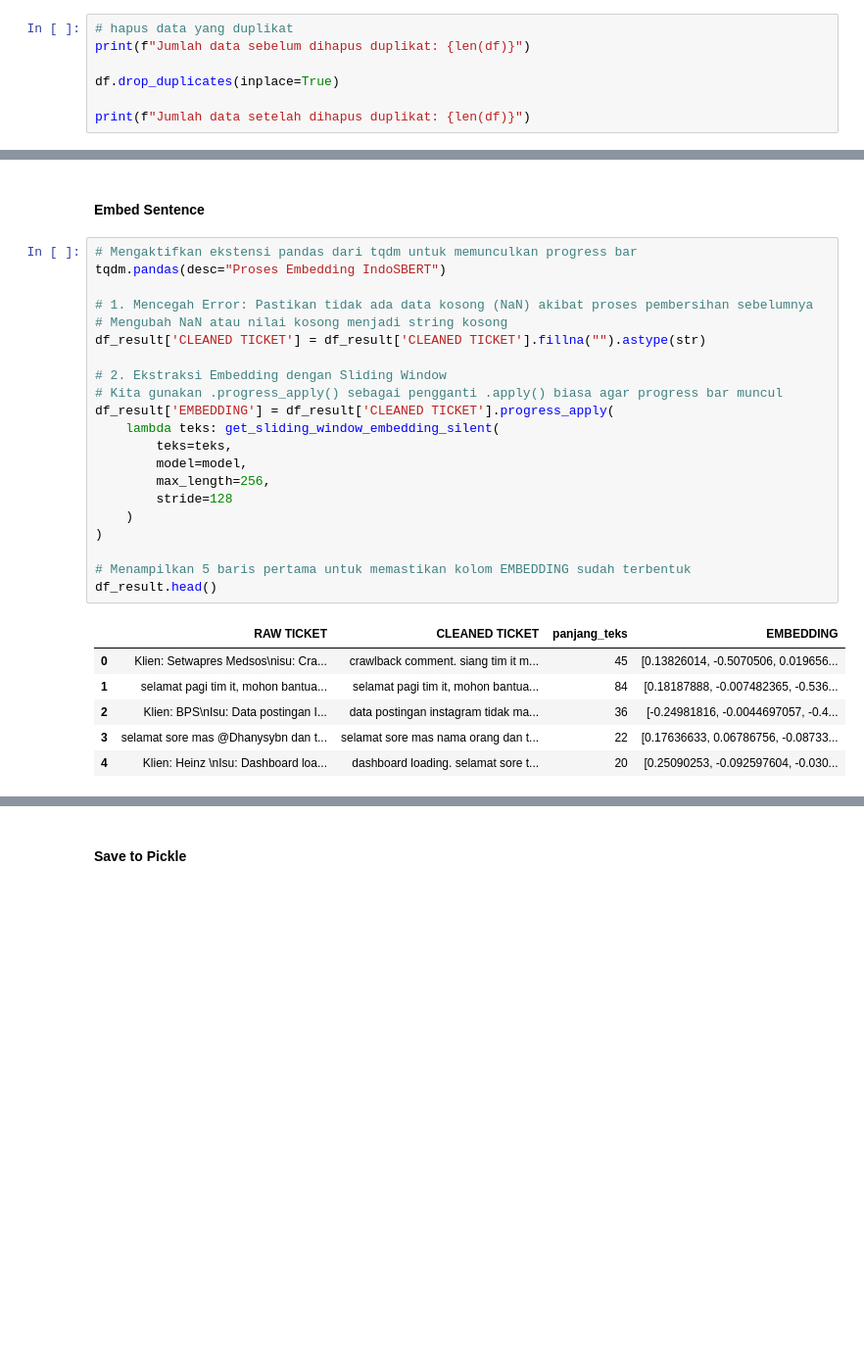
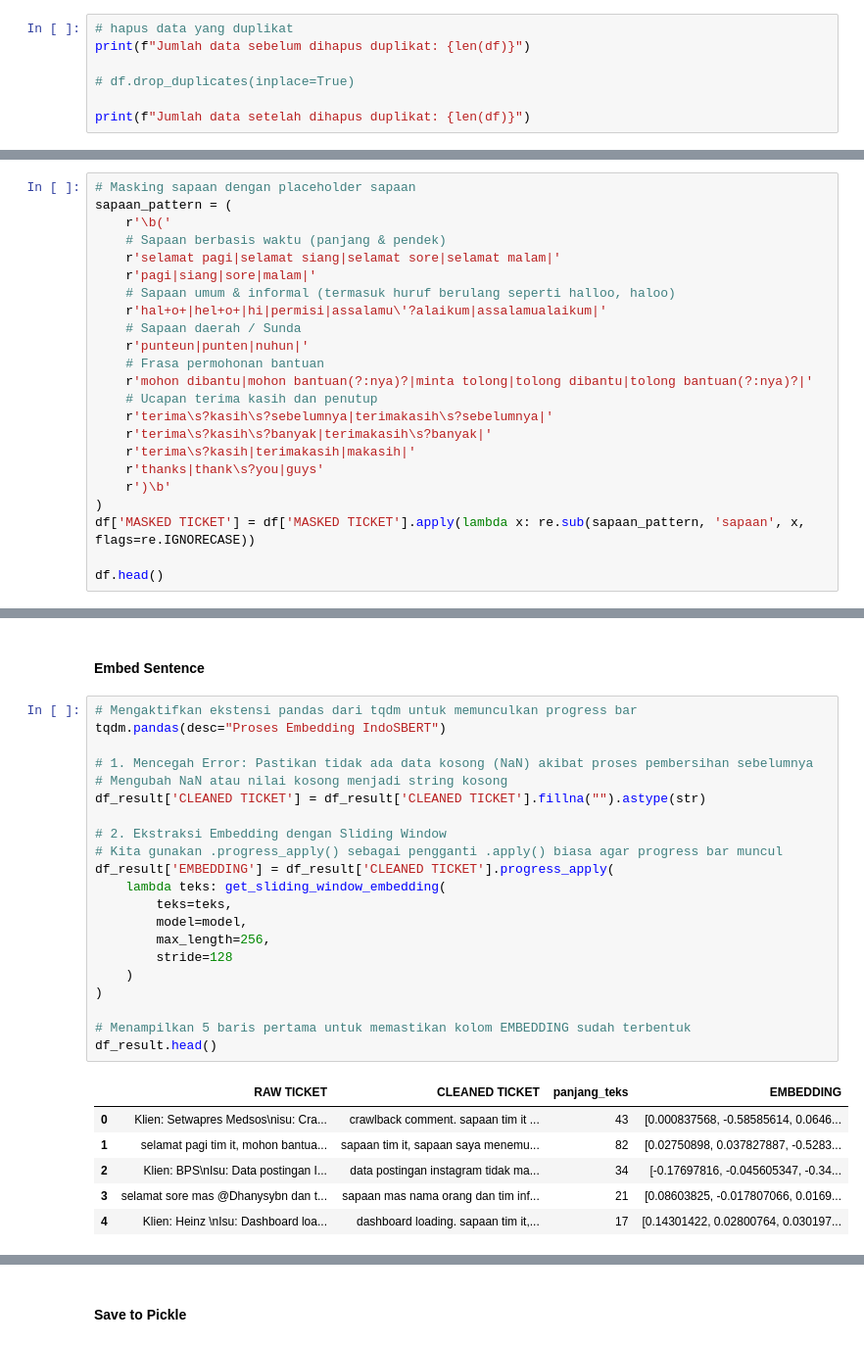
Before and after one commit to septyanagstn/clustering_indosbert_recursive_spherical_k-means, a Jupyter notebook: data_preparation.ipynb, the cells around one changed output, grey strips where cells are left out. Shown at 98% size. Saved outputs shown, nothing was run; the diff lists cells and outputs as text; blank space fills up the shorter version.

Commit message:
add: masking sapaan

```diff
--- a/data_preparation.ipynb
+++ b/data_preparation.ipynb
@@ -74,7 +94,7 @@ df.head()
 # hapus data yang duplikat
 print(f"Jumlah data sebelum dihapus duplikat: {len(df)}")
 
-df.drop_duplicates(inplace=True)
+# df.drop_duplicates(inplace=True)
 
 print(f"Jumlah data setelah dihapus duplikat: {len(df)}")
 # %% [output]
@@ -162,0 +185,23 @@ df.head()
+# %%
+# Masking sapaan dengan placeholder sapaan
+sapaan_pattern = (
+    r'\b('
+    # Sapaan berbasis waktu (panjang & pendek)
+    r'selamat pagi|selamat siang|selamat sore|selamat malam|'
+    r'pagi|siang|sore|malam|'
+    # Sapaan umum & informal (termasuk huruf berulang seperti halloo, haloo)
+    r'hal+o+|hel+o+|hi|permisi|assalamu\'?alaikum|assalamualaikum|'
+    # Sapaan daerah / Sunda
+    r'punteun|punten|nuhun|'
+    # Frasa permohonan bantuan
+    r'mohon dibantu|mohon bantuan(?:nya)?|minta tolong|tolong dibantu|tolong bantuan(?:nya)?|'
+    # Ucapan terima kasih dan penutup
+    r'terima\s?kasih\s?sebelumnya|terimakasih\s?sebelumnya|'
+    r'terima\s?kasih\s?banyak|terimakasih\s?banyak|'
+    r'terima\s?kasih|terimakasih|makasih|'
+    r'thanks|thank\s?you|guys'
+    r')\b'
+)
+df['MASKED TICKET'] = df['MASKED TICKET'].apply(lambda x: re.sub(sapaan_pattern, 'sapaan', x, flags=re.IGNORECASE))
+
+df.head()
@@ -315,31 +367,31 @@ def get_sliding_window_embedding(teks, model, max_length=256, stride=128):
 # %%
 # Mengaktifkan ekstensi pandas dari tqdm untuk memunculkan progress bar
 tqdm.pandas(desc="Proses Embedding IndoSBERT")
 
 # 1. Mencegah Error: Pastikan tidak ada data kosong (NaN) akibat proses pembersihan sebelumnya
 # Mengubah NaN atau nilai kosong menjadi string kosong
 df_result['CLEANED TICKET'] = df_result['CLEANED TICKET'].fillna("").astype(str)
 
 # 2. Ekstraksi Embedding dengan Sliding Window
 # Kita gunakan .progress_apply() sebagai pengganti .apply() biasa agar progress bar muncul
 df_result['EMBEDDING'] = df_result['CLEANED TICKET'].progress_apply(
-    lambda teks: get_sliding_window_embedding_silent(
+    lambda teks: get_sliding_window_embedding(
         teks=teks,
         model=model,
         max_length=256,
         stride=128
     )
 )
 
 # Menampilkan 5 baris pertama untuk memastikan kolom EMBEDDING sudah terbentuk
 df_result.head()
 # %% [output]
 |  | RAW TICKET | CLEANED TICKET | panjang_teks | EMBEDDING |
-| 0 | Klien: Setwapres Medsos\nisu: Cra... | crawlback comment. siang tim it m... | 45 | [0.13826014, -0.5070506, 0.019656... |
-| 1 | selamat pagi tim it, mohon bantua... | selamat pagi tim it, mohon bantua... | 84 | [0.18187888, -0.007482365, -0.536... |
-| 2 | Klien: BPS\nIsu: Data postingan I... | data postingan instagram tidak ma... | 36 | [-0.24981816, -0.0044697057, -0.4... |
-| 3 | selamat sore mas @Dhanysybn dan t... | selamat sore mas nama orang dan t... | 22 | [0.17636633, 0.06786756, -0.08733... |
-| 4 | Klien: Heinz \nIsu: Dashboard loa... | dashboard loading. selamat sore t... | 20 | [0.25090253, -0.092597604, -0.030... |
+| 0 | Klien: Setwapres Medsos\nisu: Cra... | crawlback comment. sapaan tim it ... | 43 | [0.000837568, -0.58585614, 0.0646... |
+| 1 | selamat pagi tim it, mohon bantua... | sapaan tim it, sapaan saya menemu... | 82 | [0.02750898, 0.037827887, -0.5283... |
+| 2 | Klien: BPS\nIsu: Data postingan I... | data postingan instagram tidak ma... | 34 | [-0.17697816, -0.045605347, -0.34... |
+| 3 | selamat sore mas @Dhanysybn dan t... | sapaan mas nama orang dan tim inf... | 21 | [0.08603825, -0.017807066, 0.0169... |
+| 4 | Klien: Heinz \nIsu: Dashboard loa... | dashboard loading. sapaan tim it,... | 17 | [0.14301422, 0.02800764, 0.030197... |
 # %%
 tqdm.pandas(desc="Proses Embedding IndoSBERT")
 
```
Also changed, not shown: parts of 14 cells of this notebook, 2 other files.
